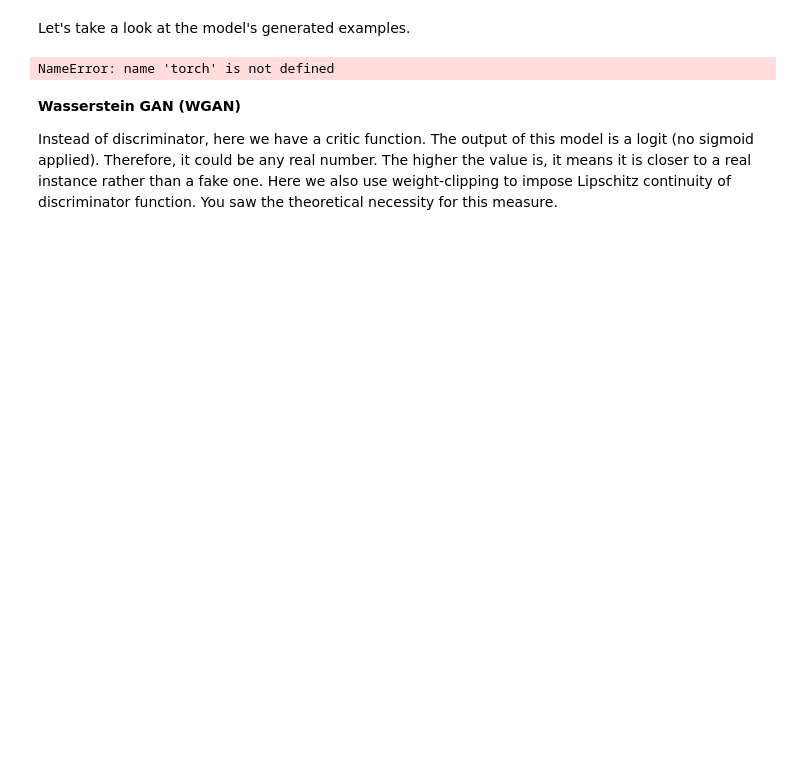
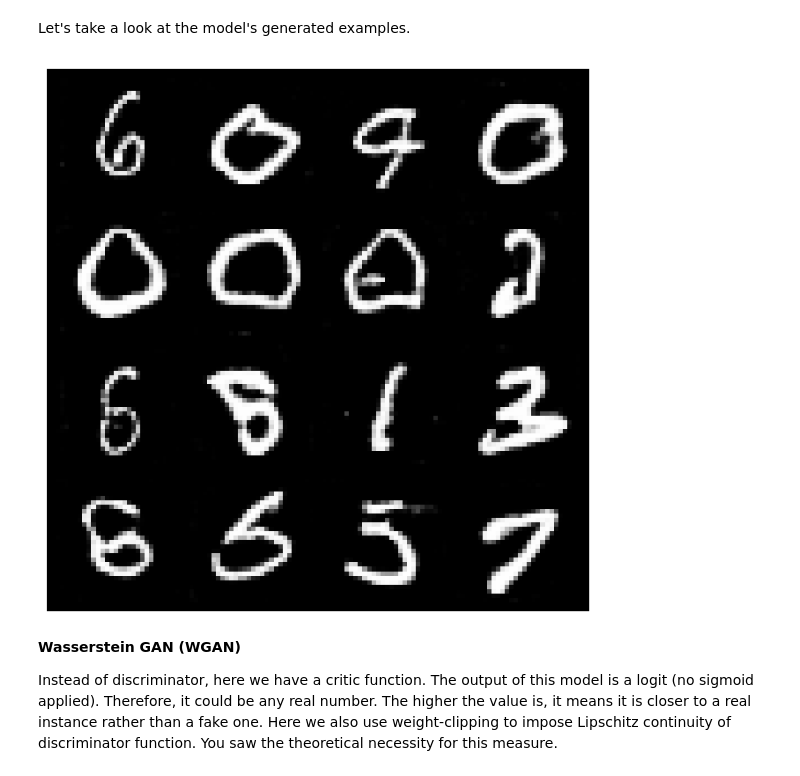
Before and after one commit to AmirhosseinMobasheri/DeepGenerativeAITutorials, a Jupyter notebook: GANs_WGANS.ipynb, the cells around one changed output. Drawn from its saved outputs; the diff is of its cells as text; code cells hidden in the pictures; blank space fills up the shorter version.

```diff
--- a/GANs_WGANS.ipynb
+++ b/GANs_WGANS.ipynb
@@ -218,9 +218,9 @@ Let's take a look at the model's generated examples.
 # %%
 device = torch.device("cuda" if torch.cuda.is_available() else "cpu")
 
-plot_generated_images(generator, z_dim, device)
+plot_generated_images(generator, z_dim, 16,device)
 # %% [output]
-NameError: name 'torch' is not defined
+[figure, added]
 # %% [markdown]
 **Wasserstein GAN (WGAN)**
 
```
Also changed, not shown: parts of 5 cells of this notebook.
